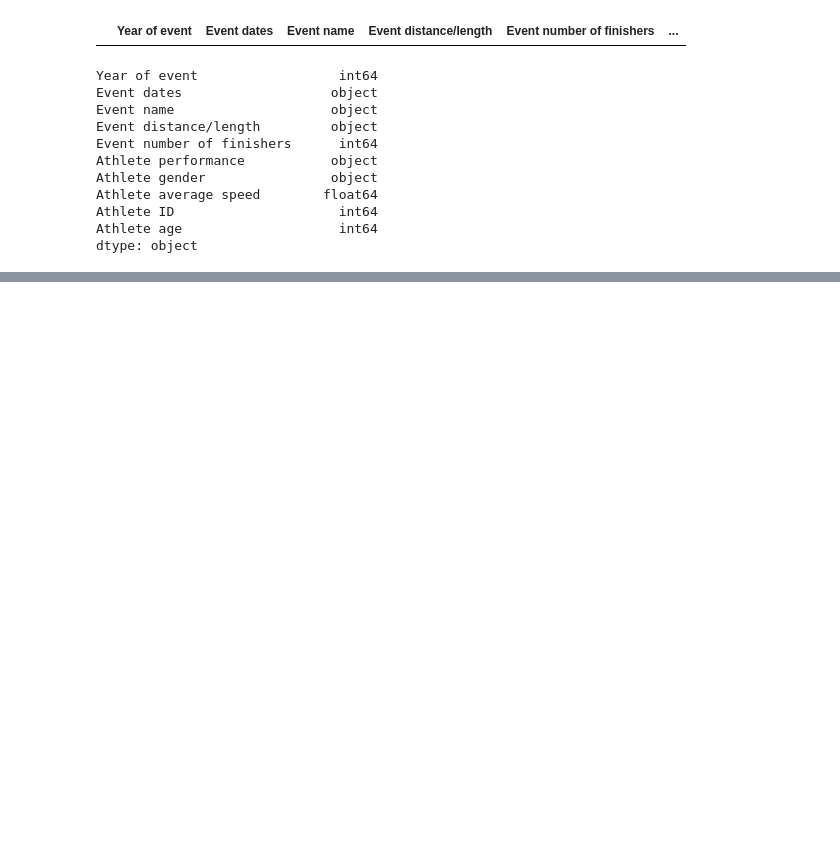
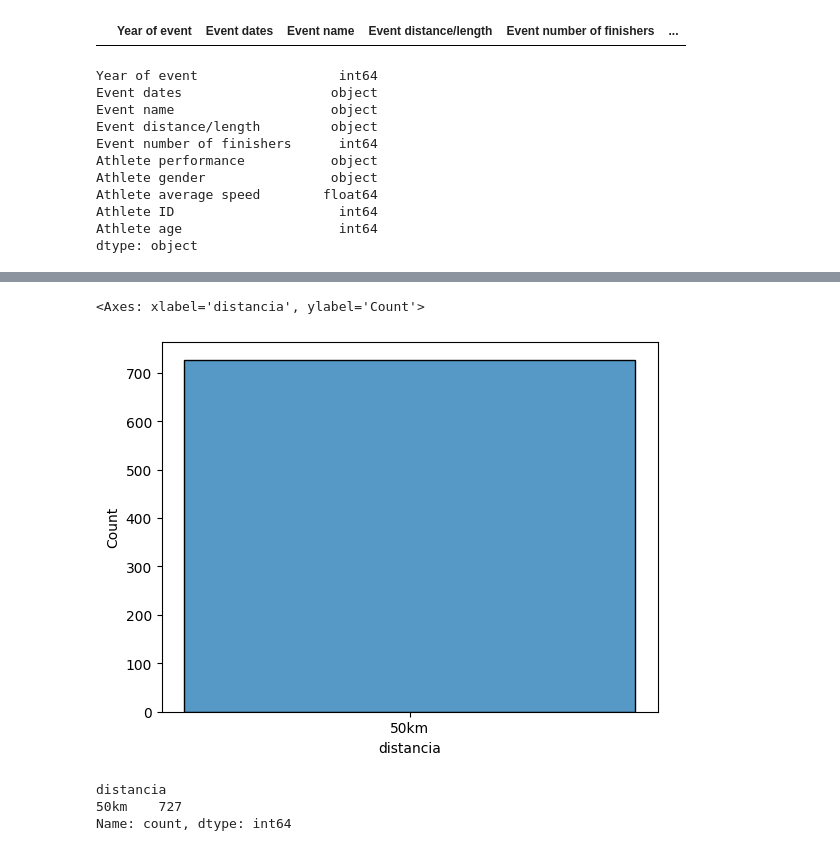
Before and after one commit to Carlos1681/Maratona_DataAnalysis, a Jupyter notebook: Maratona_DataAnalyse.ipynb, the cells around one changed output, grey strips where cells are left out. Cells and saved outputs as stored; diff of their text form; code cells hidden in the pictures; blank space fills up the shorter version.

```diff
--- a/Maratona_DataAnalyse.ipynb
+++ b/Maratona_DataAnalyse.ipynb
@@ -10,6 +12,6 @@ Saving TWO_CENTURIES_OF_UM_RACES.csv to TWO_CENTURIES_OF_UM_RACES.csv
 # %%
 # Ler os dados do arquivo.
-df = pd.read_csv(io.BytesIO(uploaded['TWO_CENTURIES_OF_UM_RACES.csv']))
+df = pd.read_csv(io.BytesIO(uploaded['TWO_CENTURIES_OF_UM_RACES (1).csv']))
 # %%
 df.head()
 # %% [output]
@@ -255,3 +257,6 @@ new_df.head()
 | 2 | 2019 | 17.02.2019 | Copa Brasil Caixa de Marcha Atletica | 50km | 6 | 4:54:09 | F | ... |
 | 3 | 2019 | 17.02.2019 | Copa Brasil Caixa de Marcha Atletica | 50km | 6 | 4:55:46 | M | ... |
 | 4 | 2019 | 17.02.2019 | Copa Brasil Caixa de Marcha Atletica | 50km | 6 | 5:13:13 | F | ... |
+# %%
+#Reordenar colunas
+df_new = new_df[['data_corrida','nome_corrida','distancia','corrida_quantidade_finalizaram','id','genero','idade','performance','velocidade_media']]
@@ -257,0 +288,12 @@ new_df.head()
+# %%
+#Gráficos
+sns.histplot(df_new['distancia'])
+# %% [output]
+<Axes: xlabel='distancia', ylabel='Count'>
+[figure, added]
+# %%
+df_new['distancia'].value_counts() #Houve apenas maratonas de 50km no Brasil durante 2019, segundo os dados analisados.
+# %% [output]
+distancia
+50km    727
+Name: count, dtype: int64
```
Also changed, not shown: parts of 17 cells of this notebook.
